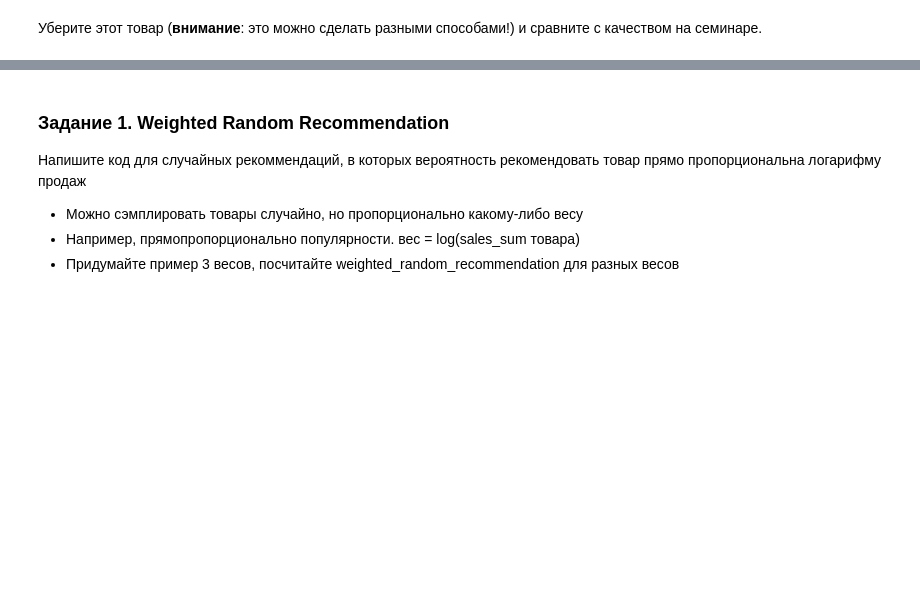
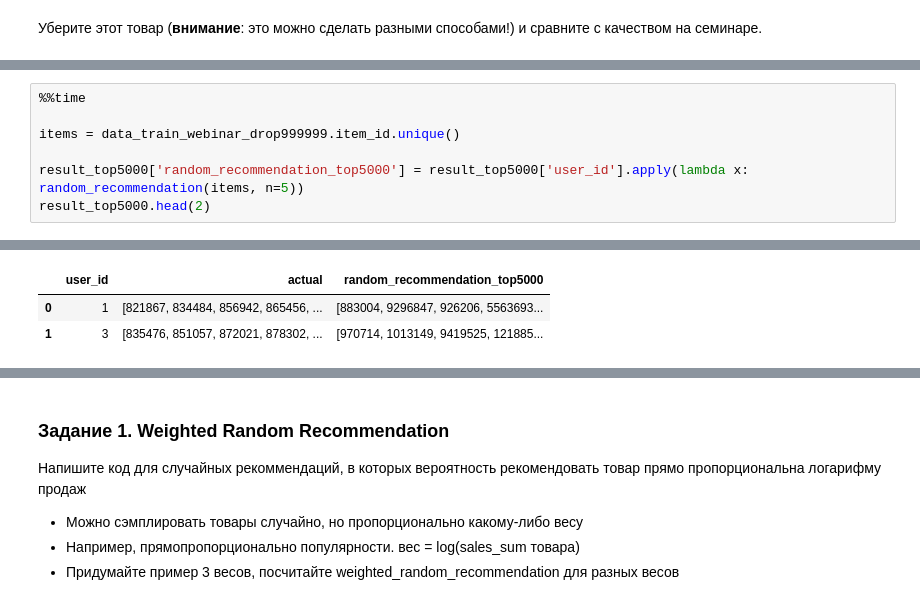
Before and after one commit to OlegRev/recommendation_systems, a Jupyter notebook: hw_webinar_2.ipynb, the cells around one changed output, grey strips where cells are left out. Drawn from its saved outputs; the diff is of its cells as text; blank space fills up the shorter version.

```diff
--- a/hw_webinar_2.ipynb
+++ b/hw_webinar_2.ipynb
@@ -73,0 +153,8 @@ data_train_webinar.loc[data_train_webinar['item_id']== 999999]
+# %%
+%%time
+
+items = data_train_webinar_drop999999.item_id.unique()
+
+result_top5000['random_recommendation_top5000'] = result_top5000['user_id'].apply(lambda x: random_recommendation(items, n=5))
+result_top5000.head(2)
+# %% [output]
@@ -73,0 +163,3 @@ data_train_webinar.loc[data_train_webinar['item_id']== 999999]
+|  | user_id | actual | random_recommendation_top5000 |
+| 0 | 1 | [821867, 834484, 856942, 865456, ... | [883004, 9296847, 926206, 5563693... |
+| 1 | 3 | [835476, 851057, 872021, 878302, ... | [970714, 1013149, 9419525, 121885... |
```
Also changed, not shown: parts of 24 cells of this notebook.
